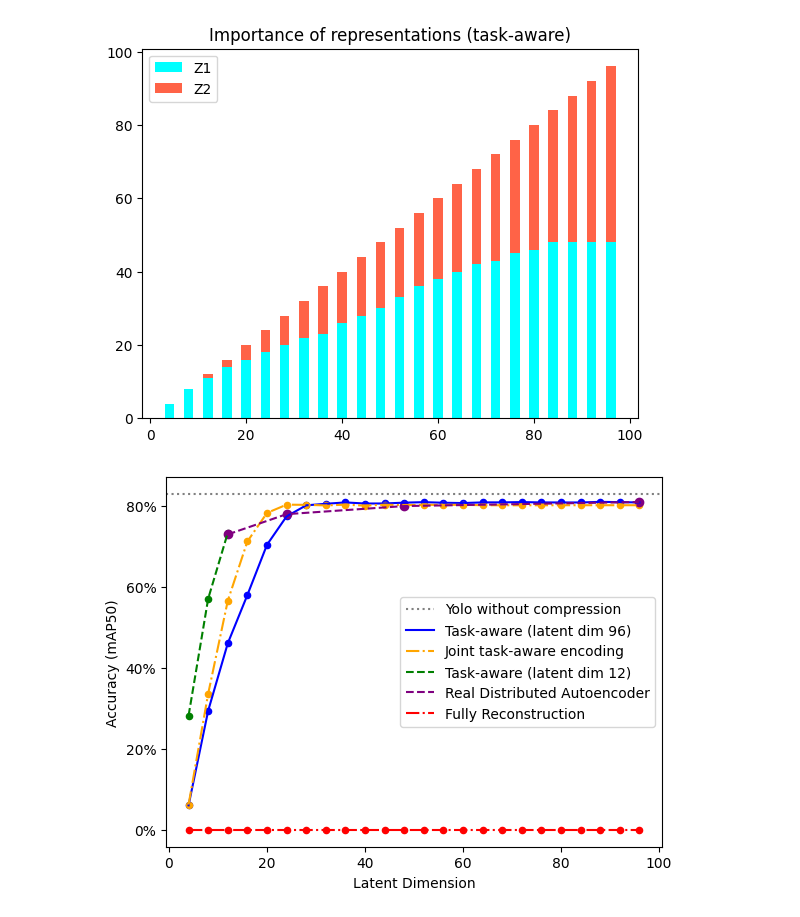
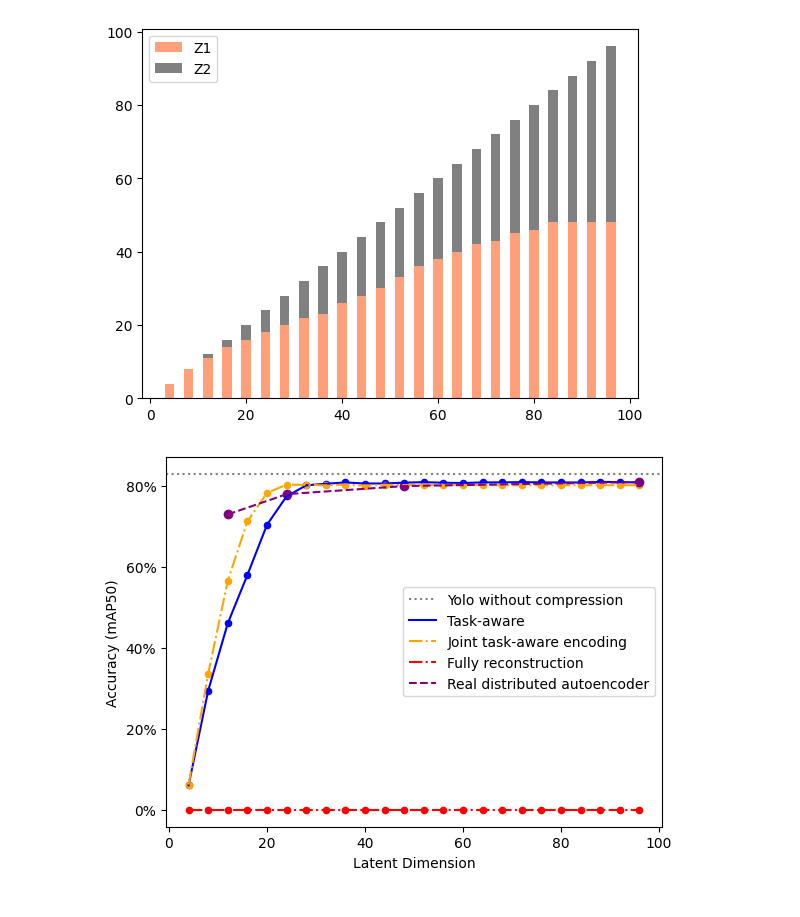
Before and after one commit to UTAustin-SwarmLab/Task-aware-Distributed-Source-Coding, a Jupyter notebook: airbus_scripts/plot＿airbus_evalEQ.ipynb, the cells around one changed output. Cells and saved outputs as stored; diff of their text form; code cells hidden in the pictures.

```diff
--- a/airbus_scripts/plot＿airbus_evalEQ.ipynb
+++ b/airbus_scripts/plot＿airbus_evalEQ.ipynb
@@ -22,37 +22,39 @@ width = 80
 height = 112
 
 ### load csv file
 mAP = []
 z_list = []
 rep_dims = [[], [], []]
 z_list.append([])
 mAP.append([])
 file_name = f'{dataset}_{z_dim}_taskaware_{model_type}_{vae_model}{width}x{height}_kl{beta_kl}_rec{beta_rec}_task{beta_task}_bs{batch_size}_cov{weight_cross_penalty}_lr{lr}_seed{seed}-ep{VAEepoch}'
 csv_name = file_name + '.csv'
 
 with open('../csv_data/' + csv_name, 'r') as f:
     reader = csv.reader(f)
     for row in reader:
         if row[0] == 'dpca_dim':
             continue
         else:
             z_list[-1].append(int(row[0]))
             mAP[-1].append(float(row[4]))
             rep_dims[0].append(int(row[1]))
             rep_dims[1].append(int(row[2]))
             rep_dims[2].append(int(row[3]))
 
 rep_dims = np.array(rep_dims)
 
 ### stacked bar plot
 colors = ['blue', 'orange', 'green']
-plt.bar(z_list[0], rep_dims[0], width=2, color='cyan', label='Z1')
-plt.bar(z_list[0], rep_dims[1], width=2, color='tomato', label='Z2', bottom=rep_dims[0])
+plt.bar(z_list[0], rep_dims[0], width=2, color='lightsalmon', label='Z1')
+plt.bar(z_list[0], rep_dims[1], width=2, color='grey', label='Z2', bottom=rep_dims[0])
 plt.legend(loc="upper left")
-plt.title('Importance of representations (task-aware)')
+# plt.title('Importance of representations (task-aware)')
+# plt.legend(bbox_to_anchor=(0.47, 0.43), loc='upper left', borderaxespad=0)
+plt.savefig('../plots/airbus/z_importance.png', bbox_inches='tight', dpi=300)
 plt.show()
 # %% [output]
-[figure, old version]
+[figure, new version]
 # %%
 ### Joint
 z_dim = 96
@@ -124,7 +126,7 @@ rep_dims = np.array(rep_dims)
 # %%
 plt.axhline(y = 0.83, color = 'gray', linestyle = ':', label='Yolo without compression')
 
-label = ['Task-aware (latent dim 96)', 'Joint task-aware encoding', 'Task-aware (latent dim 12)'] # 'Joint Task-aware Coding']
+label = ['Task-aware', 'Joint task-aware encoding']# , 'Task-aware (latent dim 12)'] # 'Joint Task-aware Coding']
 color_list = ['b', 'orange', 'g']
 line_style = ['-', '-.', '--']
 ### plot
@@ -132,17 +134,21 @@ for l, z, sr, c, ls in zip(label, z_list, mAP, color_list, line_style):
     plt.plot(z, sr, c=c, label=l, linestyle=ls)
     plt.scatter(z, sr, c=c, s=20)
 
+### fully reconstruction
+plt.plot(np.arange(4, 97, 4), 0 * np.arange(4, 97, 4), c='red', label='Fully reconstruction', linestyle='-.')
+plt.scatter(np.arange(4, 97, 4), 0 * np.arange(4, 97, 4), c='red', s=20)
+
 ### real learning model
-plt.plot([12, 24, 48, 96], [0.73, 0.78, 0.80, 0.81], c='purple', label='Real Distributed Autoencoder', linestyle='--')
+plt.plot([12, 24, 48, 96], [0.73, 0.78, 0.80, 0.81], c='purple', label='Real distributed autoencoder', linestyle='--')
 plt.scatter([12, 24, 48, 96], [0.73, 0.78, 0.80, 0.81], c='purple')
 
-plt.plot(np.arange(4, 97, 4), 0 * np.arange(4, 97, 4), c='red', label='Fully Reconstruction', linestyle='-.')
-plt.scatter(np.arange(4, 97, 4), 0 * np.arange(4, 97, 4), c='red', s=20)
 plt.ylabel("Accuracy (mAP50)")
 plt.xlabel("Latent Dimension")
 # plt.title(f"Airbus Detection Accuracy vs Latent Dimension")
+plt.legend(bbox_to_anchor=(0.47, 0.43), loc='upper left', borderaxespad=0)
+plt.savefig('../plots/airbus/dpca_acc.png', bbox_inches='tight', dpi=300)
 plt.gca().yaxis.set_major_formatter(mtick.PercentFormatter(xmax=1.0))
 plt.legend()
 plt.show()
 # %% [output]
-[figure, old version]
+[figure, new version]
```
Also changed, not shown: parts of 1 cell of this notebook, 6 other files.
